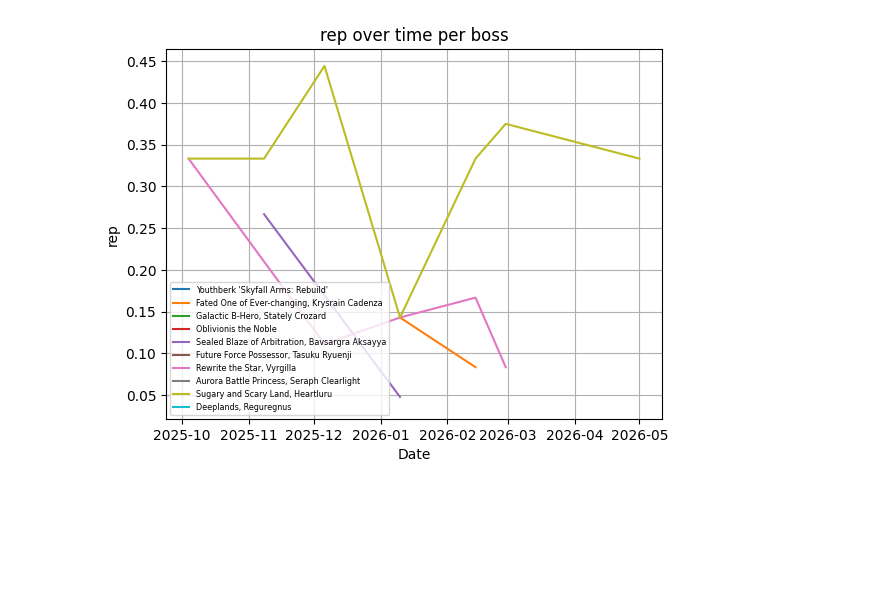
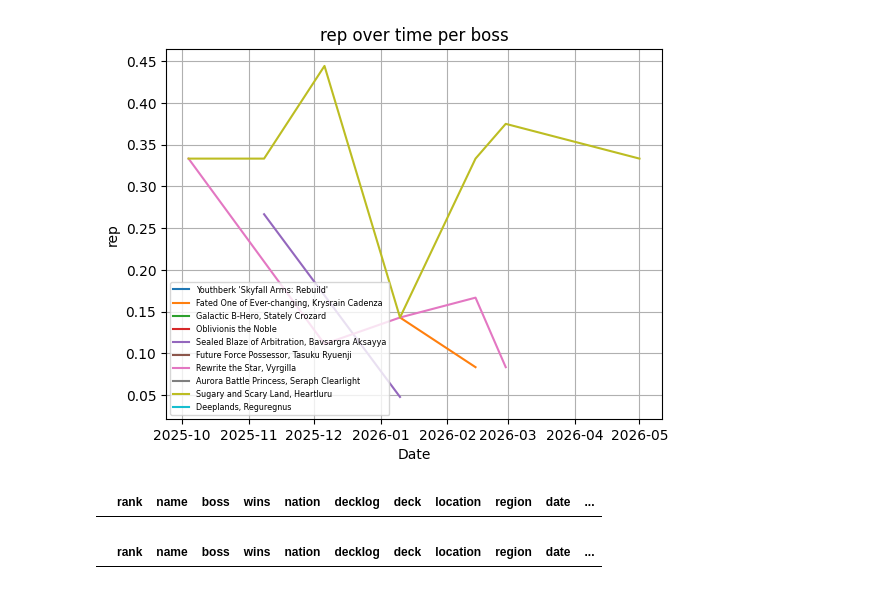
Before and after one commit to Silver-Sapphire/BCSanalysis, a Jupyter notebook: 06GraphingOverTime.ipynb, the cells around one changed output. Cells and saved outputs as stored; diff of their text form; code cells hidden in the pictures; blank space fills up the shorter version.

```diff
--- a/06GraphingOverTime.ipynb
+++ b/06GraphingOverTime.ipynb
@@ -179,3 +236,14 @@ for dfs in [adfs, tdfs, cdfs]:
 [figure]
 [figure]
 [figure]
+# %%
+test = full_df['date'].min()
+test_df =full_df[full_df['date']==test]
+test_df[test_df['location'] != "Rosemont"]
+# %% [output]
+|  | rank | name | boss | wins | nation | decklog | deck | location | region | date | ... |
+# %%
+r_df = full_df[full_df['location']=="Rosemont"]
+r_df[r_df['date']!=test]
+# %% [output]
+|  | rank | name | boss | wins | nation | decklog | deck | location | region | date | ... |
```
Also changed, not shown: parts of 11 cells of this notebook, 9 other files.
